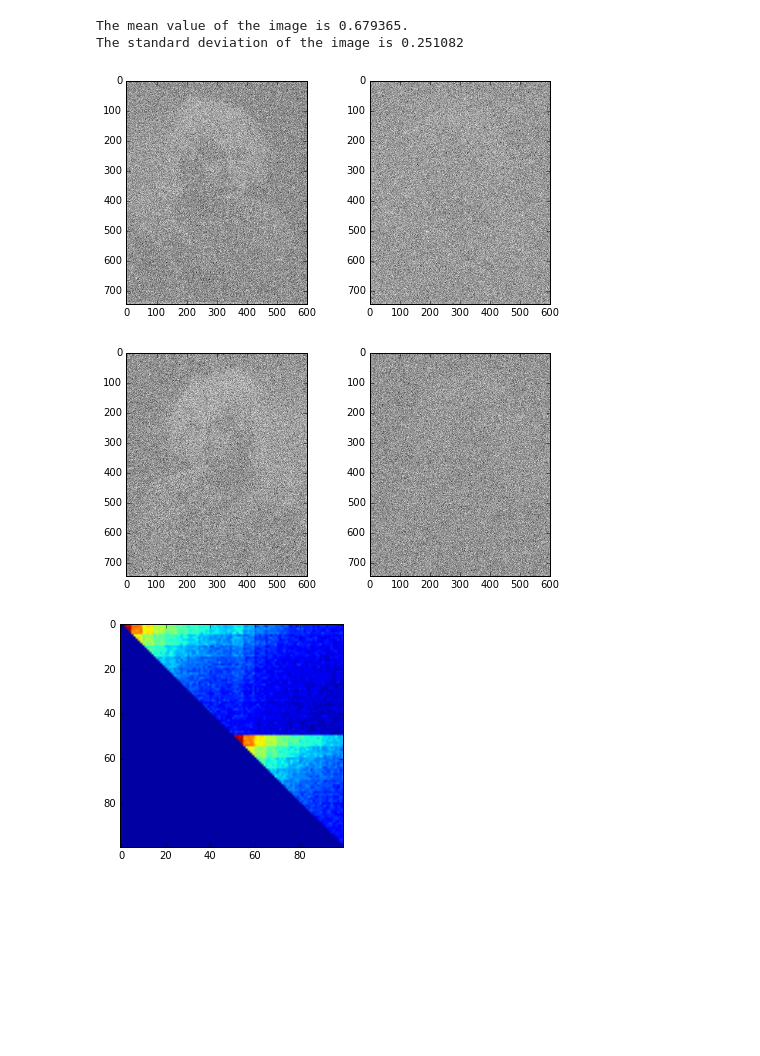
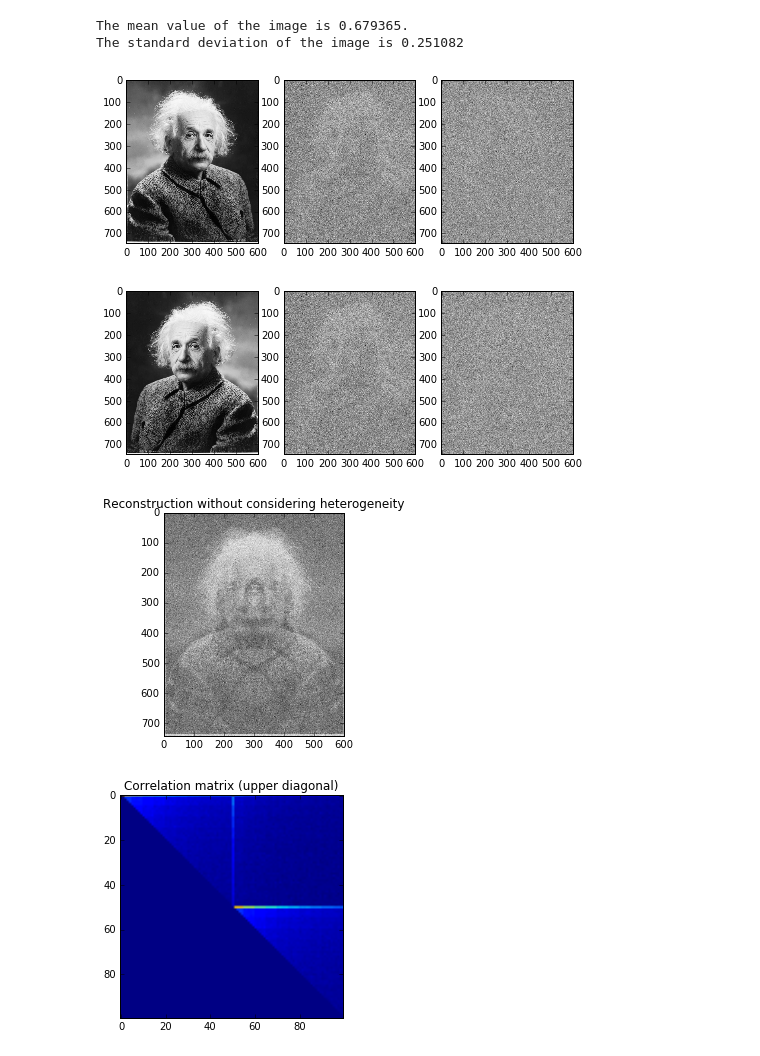
Before and after one commit to Haoyuan-Li-93/Classify_Einstein, a Jupyter notebook: example.ipynb, the cells around one changed output. Cells and saved outputs as stored; diff of their text form; code cells hidden in the pictures; blank space fills up the shorter version.

Commit message:
added reconstruction

```diff
--- a/example.ipynb
+++ b/example.ipynb
@@ -38,26 +38,33 @@ for l in range(10):
     for m in range(5):
         noisy_data_mirror[l*5+m,:,:] = mirror[:,:] + np.random.normal(loc=0,scale=std*(l+4),
                                                                  size=jpgfile.shape)
+# %%
+noisy_data[0,:,:] = jpgfile
+noisy_data_mirror[0,:,:] = mirror
 # %%
 # Show noisy image
 fig = plt.figure(figsize=(8,4))
-fig.add_subplot('121')
+fig.add_subplot('131')
 plt.imshow(noisy_data[0,:,:], cmap="Greys")
-fig.add_subplot('122')
+fig.add_subplot('132')
+plt.imshow(noisy_data_mirror[1,:,:], cmap="Greys")
+fig.add_subplot('133')
 plt.imshow(noisy_data[-1,:,:], cmap="Greys")
 plt.show()
 # %% [output]
-[figure, old version]
+[figure, new version]
 # %%
 # Show noisy flipped image
 fig = plt.figure(figsize=(8,4))
-fig.add_subplot('121')
+fig.add_subplot('131')
 plt.imshow(noisy_data_mirror[0,:,:], cmap="Greys")
-fig.add_subplot('122')
+fig.add_subplot('132')
+plt.imshow(noisy_data_mirror[1,:,:], cmap="Greys")
+fig.add_subplot('133')
 plt.imshow(noisy_data_mirror[-1,:,:], cmap="Greys")
 plt.show()
 # %% [output]
-[figure, old version]
+[figure, new version]
 # %%
 # Calculate correlation matrix R
 R = np.zeros((100,100))
@@ -73,10 +81,19 @@ data = data / data_std[:,np.newaxis,np.newaxis]
 for l in range(99):
     for m in range(l+1,100):
         R[l, m] = np.sum(np.multiply(data[l,:,:], data[m,:,:]))
+# %%
+# Reconstruction without considering heterogeneity
+meanImg = np.mean(data,axis=0)
+plt.imshow(meanImg, cmap="Greys")
+plt.title('Reconstruction without considering heterogeneity')
+plt.show()
+# %% [output]
+[figure, added]
 # %%
 plt.imshow(R)
+plt.title('Correlation matrix (upper diagonal)')
 plt.show()
 # %% [output]
-[figure, old version]
+[figure, new version]
 # %%
 # Begin to calculate the embedding
```
Also changed, not shown: parts of 8 cells of this notebook.
